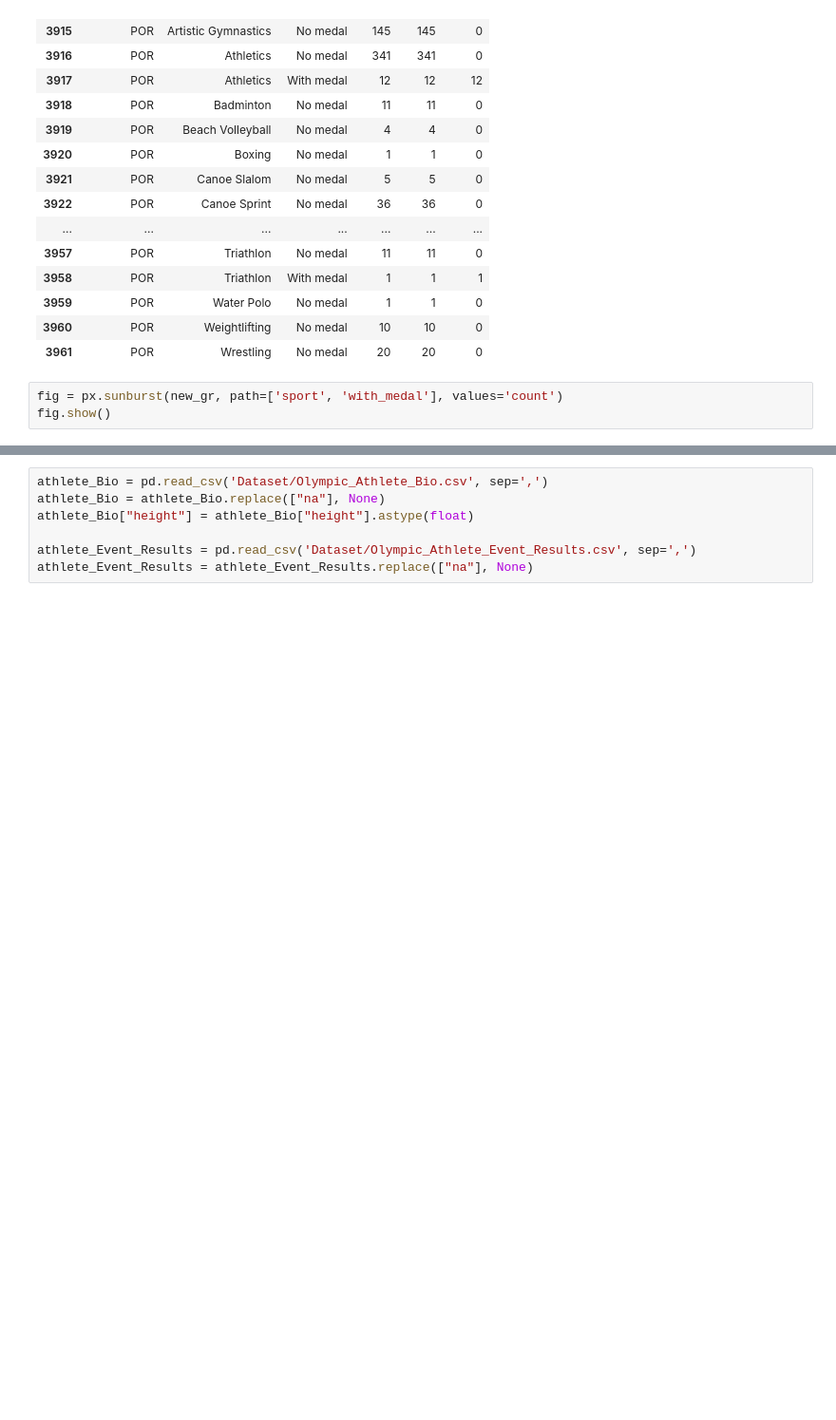
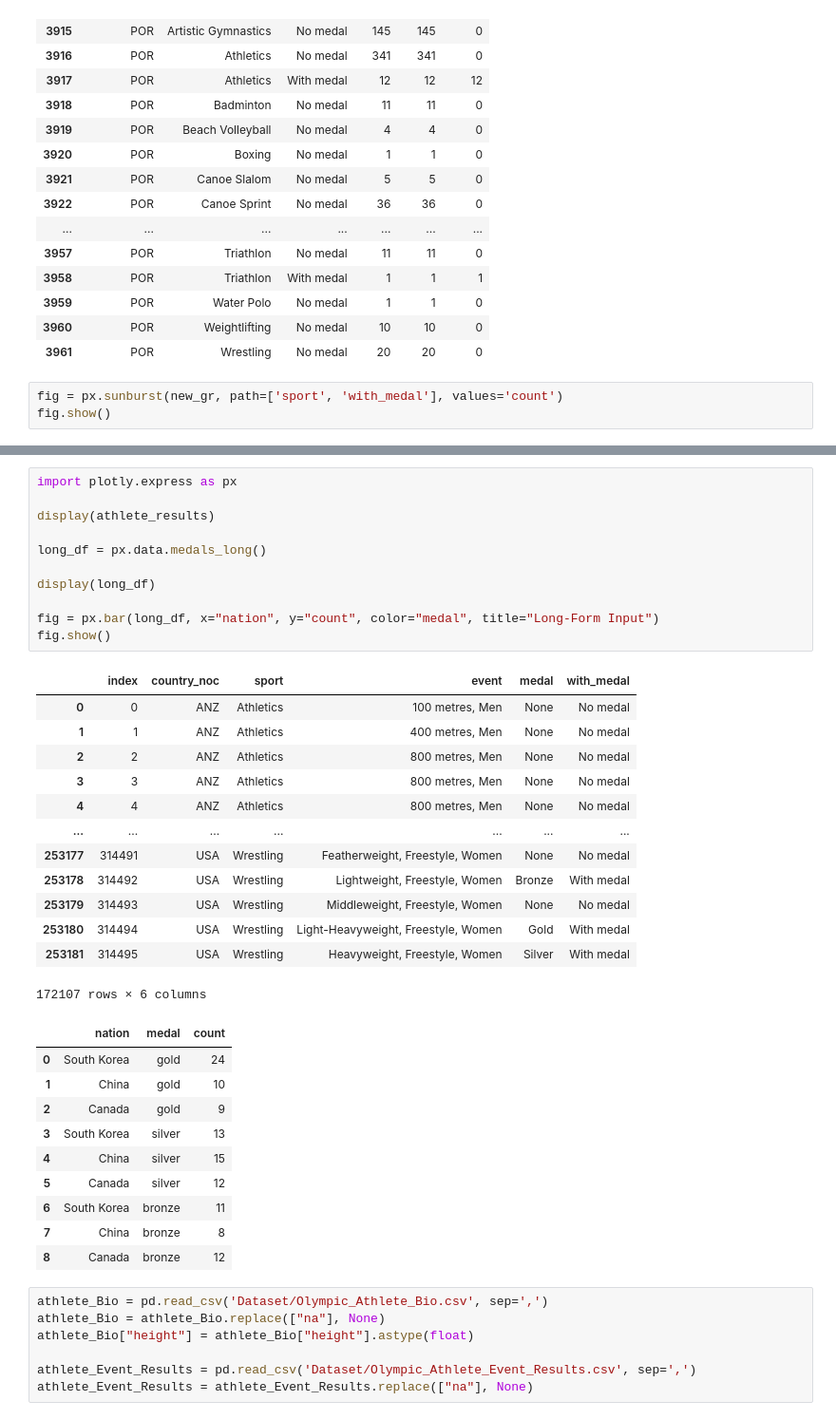
Before and after one commit to DMeneses01/VAD-Project, a Jupyter notebook: sunburst.ipynb, the cells around one changed output, grey strips where cells are left out. Shown at 95% size. Saved outputs shown, nothing was run; the diff lists cells and outputs as text; blank space fills up the shorter version.

```diff
--- a/sunburst.ipynb
+++ b/sunburst.ipynb
@@ -71,3 +182,38 @@ fig.show()
+# %%
+import plotly.express as px
+
+display(athlete_results)
+
+long_df = px.data.medals_long()
+
+display(long_df)
+
+fig = px.bar(long_df, x="nation", y="count", color="medal", title="Long-Form Input")
+fig.show()
+# %% [output]
+|  | index | country_noc | sport | event | medal | with_medal |
+| 0 | 0 | ANZ | Athletics | 100 metres, Men | None | No medal |
+| 1 | 1 | ANZ | Athletics | 400 metres, Men | None | No medal |
+| 2 | 2 | ANZ | Athletics | 800 metres, Men | None | No medal |
+| 3 | 3 | ANZ | Athletics | 800 metres, Men | None | No medal |
+| 4 | 4 | ANZ | Athletics | 800 metres, Men | None | No medal |
+| ... | ... | ... | ... | ... | ... | ... |
+| 253177 | 314491 | USA | Wrestling | Featherweight, Freestyle, Women | None | No medal |
+| 253178 | 314492 | USA | Wrestling | Lightweight, Freestyle, Women | Bronze | With medal |
+| 253179 | 314493 | USA | Wrestling | Middleweight, Freestyle, Women | None | No medal |
+| 253180 | 314494 | USA | Wrestling | Light-Heavyweight, Freestyle, Women | Gold | With medal |
+| 253181 | 314495 | USA | Wrestling | Heavyweight, Freestyle, Women | Silver | With medal |
+172107 rows × 6 columns
+|  | nation | medal | count |
+| 0 | South Korea | gold | 24 |
+| 1 | China | gold | 10 |
+| 2 | Canada | gold | 9 |
+| 3 | South Korea | silver | 13 |
+| 4 | China | silver | 15 |
+| 5 | Canada | silver | 12 |
+| 6 | South Korea | bronze | 11 |
+| 7 | China | bronze | 8 |
+| 8 | Canada | bronze | 12 |
 # %%
 athlete_Bio = pd.read_csv('Dataset/Olympic_Athlete_Bio.csv', sep=',')
 athlete_Bio = athlete_Bio.replace(["na"], None)
```
Also changed, not shown: parts of 3 cells of this notebook, 4 other files.
